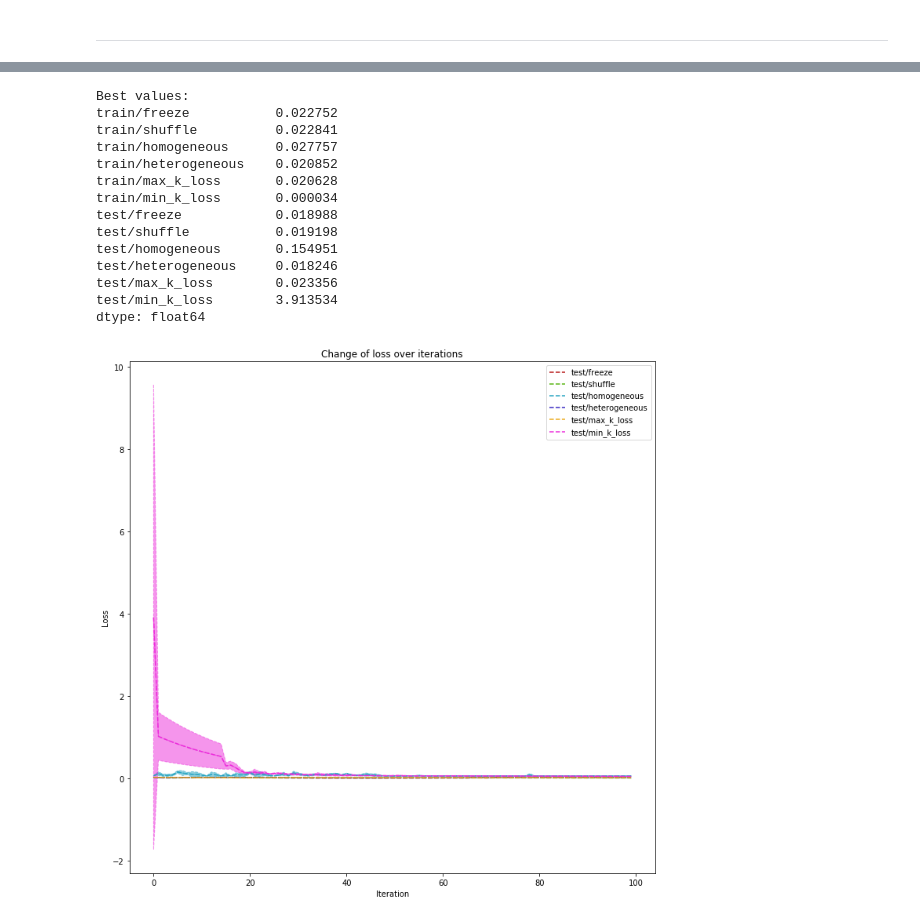
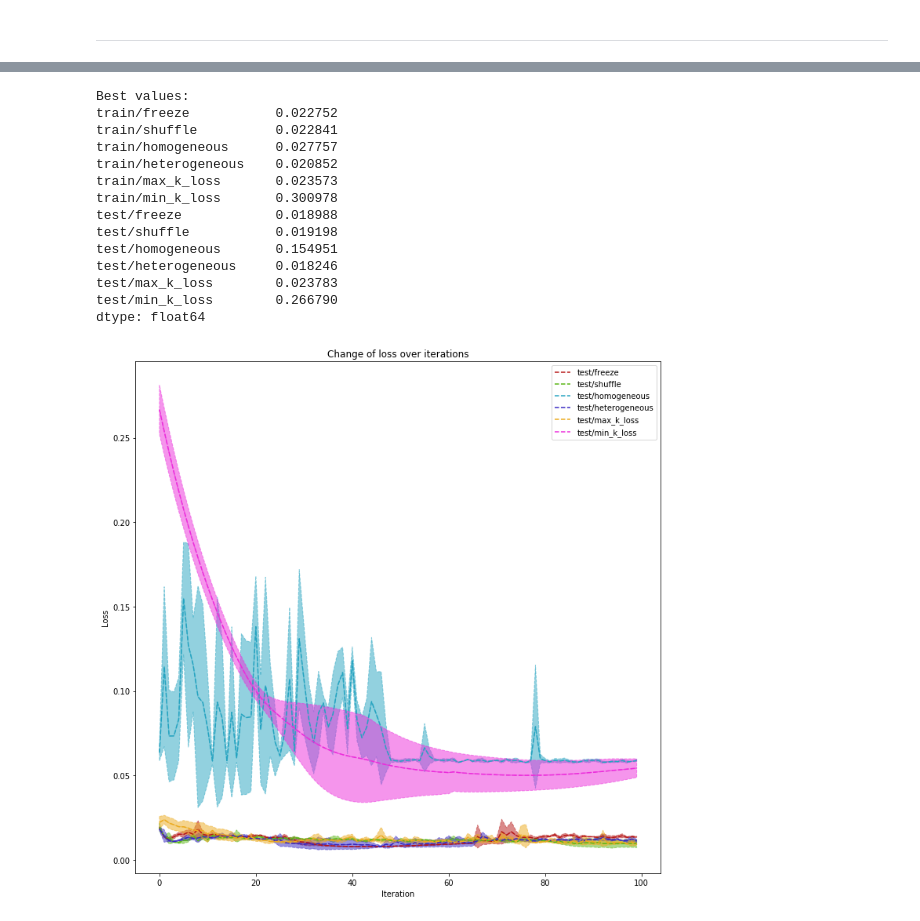
Before and after one commit to johanneshoetter/MIDL, a Jupyter notebook: LoggingAnalysis.ipynb, the cells around one changed output, grey strips where cells are left out. Drawn from its saved outputs; the diff is of its cells as text; code cells hidden in the pictures.

Commit message:
added figures

```diff
--- a/LoggingAnalysis.ipynb
+++ b/LoggingAnalysis.ipynb
@@ -6,7 +6,7 @@ from datetime import datetime
 today = datetime.today().strftime('%Y%m%d')
 # %%
 training_logs_dir = 'evaluation_logs'
-watch_dates = ['20200106', '20200121']#]#['20191118', '20191218']
+watch_dates = ['20200106', '20200123', '20200124', '20200125']#]#['20191118', '20191218']
 contents = []
 for watch_date in watch_dates:
     contents.append(pd.read_csv('{}.txt'.format(os.path.join(training_logs_dir, watch_date)), sep='\t'))
@@ -31,7 +31,13 @@ style_args = {
         'homogeneous': '#26A4C1',
         'heterogeneous': '#3626C1',
         'max_k_loss': '#ECAA1D',
-        'min_k_loss': '#EC2CDB'
+        'min_k_loss': '#EC2CDB',
+        'heterogeneous_max_k_loss': '#EC8E1D',
+        'heterogeneous_min_k_loss': '#6BEC1D',
+        'no_update_max_k_loss': '#1D49EC',
+        'no_update_min_k_loss': '#A71DEC',
+        'no_update_heterogeneous_max_k_loss': '#EC1D49',
+        'no_update_heterogeneous_min_k_loss': '#1DECEC'
     }
 }
 # %% [markdown]
@@ -51,7 +57,7 @@ def summarize(df, is_train, strategy, get_acc=True):
     else:
         return {'mean': grouped_df.mean().values.T[1], 'std': grouped_df.std().values.T[1]}
 # %%
-def metric_over_epochs(strategies, get_acc=True, data_dir='figures'):
+def metric_over_epochs(strategies, idx, get_acc=True, data_dir='figures'):
     best_vals = {}
     for is_train in [True, False]:
         plt.close()
@@ -83,7 +89,7 @@ def metric_over_epochs(strategies, get_acc=True, data_dir='figures'):
         plt.ylabel('{}'.format('Accuracy' if get_acc else 'Loss'))
         plt.legend();
         plt.plot()
-        plt.savefig('{}/{}_{}_{}.jpg'.format(data_dir, today,
+        plt.savefig('{}/{}_{}_{}_{}.jpg'.format(data_dir, today, idx,
                                              'accuracy' if get_acc else 'loss',
                                              'train' if is_train else 'test'), format='jpg')
 
@@ -91,5 +97,6 @@ def metric_over_epochs(strategies, get_acc=True, data_dir='figures'):
     print(pd.Series(best_vals))
 # %%
 strategies = list(style_args['colors'].keys())
-strategies
+strategies1, strategies2 = strategies[:6], strategies[6:]
+strategies1, strategies2
 # %% [output]
@@ -120,18 +151,18 @@ dtype: float64
 # %%
-metric_over_epochs(strategies, get_acc=False)
+metric_over_epochs(strategies1, 1, get_acc=False)
 # %% [output]
 Best values:
 train/freeze           0.022752
 train/shuffle          0.022841
 train/homogeneous      0.027757
 train/heterogeneous    0.020852
-train/max_k_loss       0.020628
-train/min_k_loss       0.000034
+train/max_k_loss       0.023573
+train/min_k_loss       0.300978
 test/freeze            0.018988
 test/shuffle           0.019198
 test/homogeneous       0.154951
 test/heterogeneous     0.018246
-test/max_k_loss        0.023356
-test/min_k_loss        3.913534
+test/max_k_loss        0.023783
+test/min_k_loss        0.266790
 dtype: float64
-[figure, old version]
+[figure, new version]
```
Also changed, not shown: parts of 4 cells of this notebook, 14 other files.
